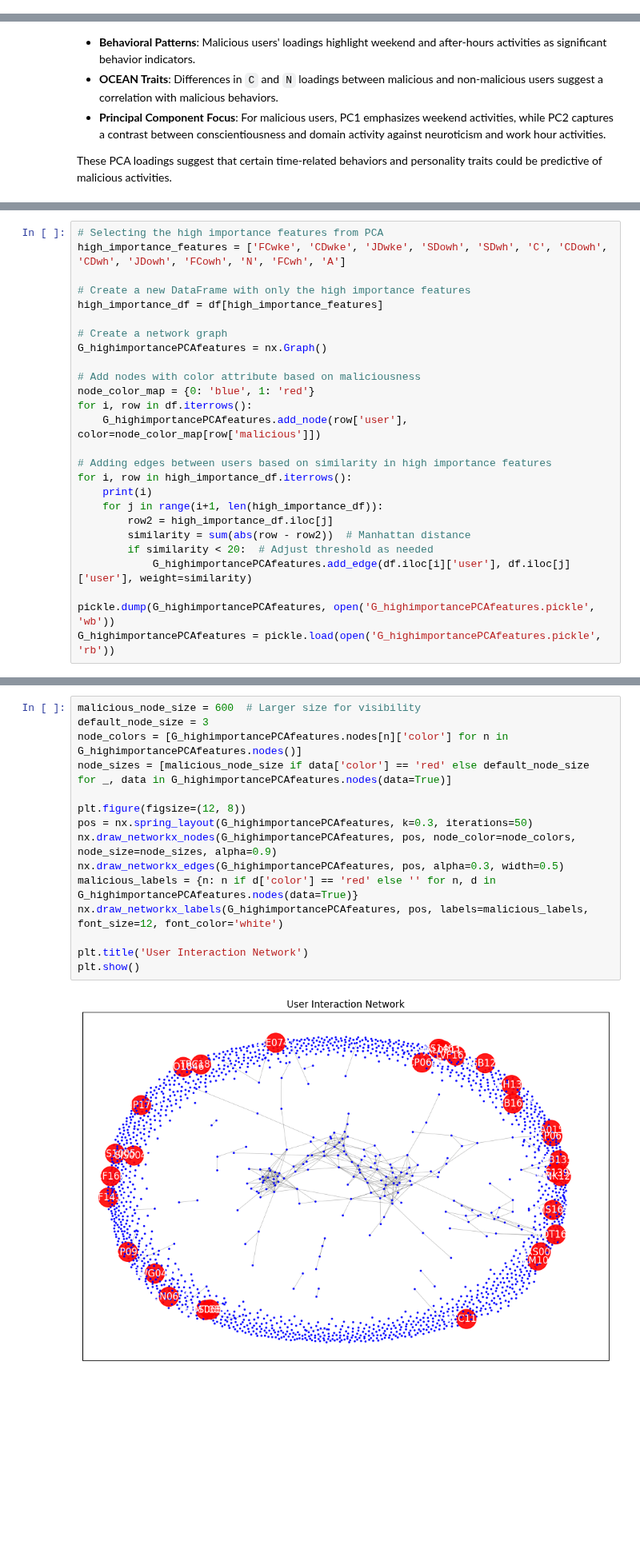
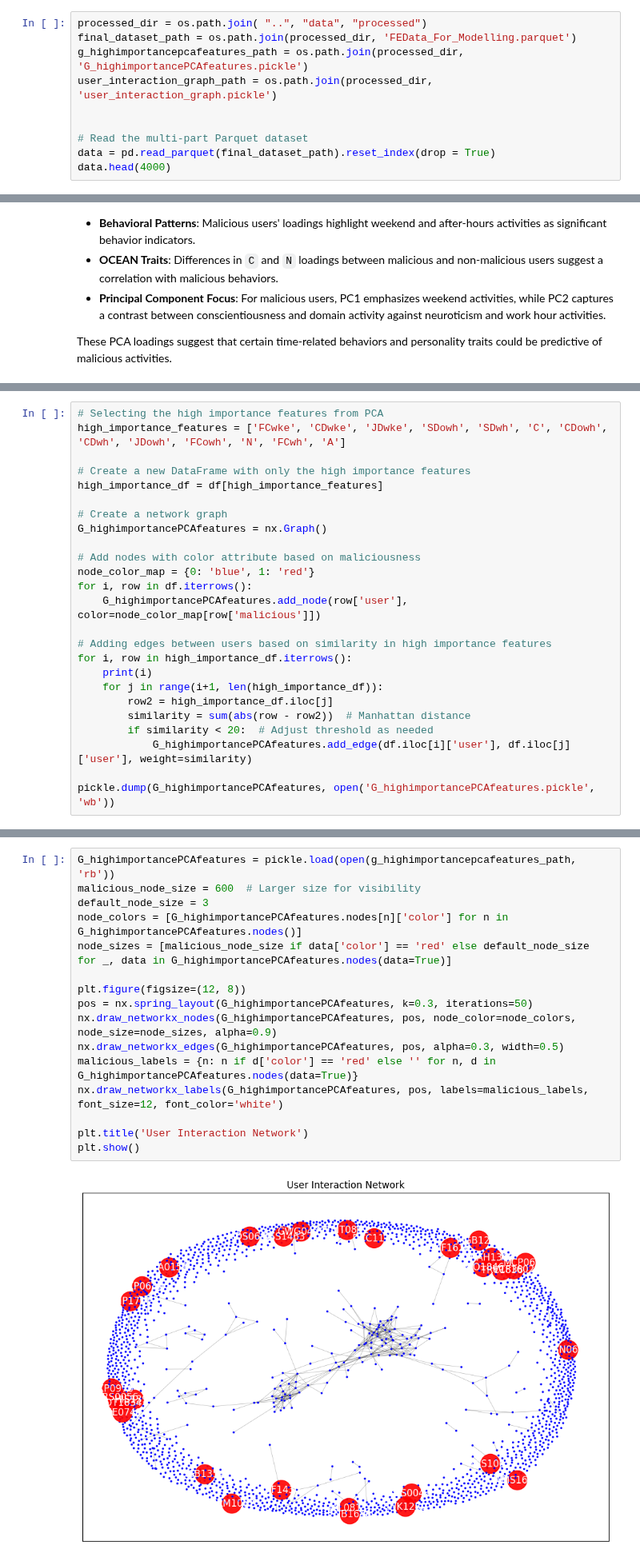
Before and after one commit to mel0778/dsa4263, a Jupyter notebook: notebooks/5_EDA_Post_Models.ipynb, the cells around one changed output, grey strips where cells are left out. Shown at 80% size. Cells and saved outputs as stored; diff of their text form; blank space fills up the shorter version.

```diff
--- a/notebooks/5_EDA_Post_Models.ipynb
+++ b/notebooks/5_EDA_Post_Models.ipynb
@@ -21,3 +22,13 @@ Nonetheless, let us continue to explore the behaviours of malicious users
 - Behaviors include file copying and domain interactions; personality traits are derived from the OCEAN model.
 - Comparative analysis of PCA loadings between malicious and non-malicious users reveals distinct patterns:
   - Certain features are more prominent among malicious users, differentiating their behavior from non-malicious users.
+# %%
+processed_dir = os.path.join( "..", "data", "processed")
+final_dataset_path = os.path.join(processed_dir, 'FEData_For_Modelling.parquet')
+g_highimportancepcafeatures_path = os.path.join(processed_dir, 'G_highimportancePCAfeatures.pickle')
+user_interaction_graph_path = os.path.join(processed_dir, 'user_interaction_graph.pickle')
+
+
+# Read the multi-part Parquet dataset
+data = pd.read_parquet(final_dataset_path).reset_index(drop = True)
+data.head(4000)
@@ -194,4 +223,3 @@ for i, row in high_importance_df.iterrows():
             G_highimportancePCAfeatures.add_edge(df.iloc[i]['user'], df.iloc[j]['user'], weight=similarity)
 
 pickle.dump(G_highimportancePCAfeatures, open('G_highimportancePCAfeatures.pickle', 'wb'))
-G_highimportancePCAfeatures = pickle.load(open('G_highimportancePCAfeatures.pickle', 'rb'))
@@ -216,20 +226,21 @@ G_highimportancePCAfeatures = pickle.load(open('G_highimportancePCAfeatures.pick
 # %%
+G_highimportancePCAfeatures = pickle.load(open(g_highimportancepcafeatures_path, 'rb'))
 malicious_node_size = 600  # Larger size for visibility
 default_node_size = 3
 node_colors = [G_highimportancePCAfeatures.nodes[n]['color'] for n in G_highimportancePCAfeatures.nodes()]
 node_sizes = [malicious_node_size if data['color'] == 'red' else default_node_size for _, data in G_highimportancePCAfeatures.nodes(data=True)]
 
 plt.figure(figsize=(12, 8))
 pos = nx.spring_layout(G_highimportancePCAfeatures, k=0.3, iterations=50)
 nx.draw_networkx_nodes(G_highimportancePCAfeatures, pos, node_color=node_colors, node_size=node_sizes, alpha=0.9)
 nx.draw_networkx_edges(G_highimportancePCAfeatures, pos, alpha=0.3, width=0.5)
 malicious_labels = {n: n if d['color'] == 'red' else '' for n, d in G_highimportancePCAfeatures.nodes(data=True)}
 nx.draw_networkx_labels(G_highimportancePCAfeatures, pos, labels=malicious_labels, font_size=12, font_color='white')
 
 plt.title('User Interaction Network')
 plt.show()
 # %% [output]
-[figure, old version]
+[figure, new version]
 # %%
 pos = nx.spring_layout(G_highimportancePCAfeatures)  # positions for all nodes
 colors = [node[1]['color'] for node in G_highimportancePCAfeatures.nodes(data=True)]
```
Also changed, not shown: parts of 13 cells of this notebook, 1 other file.
